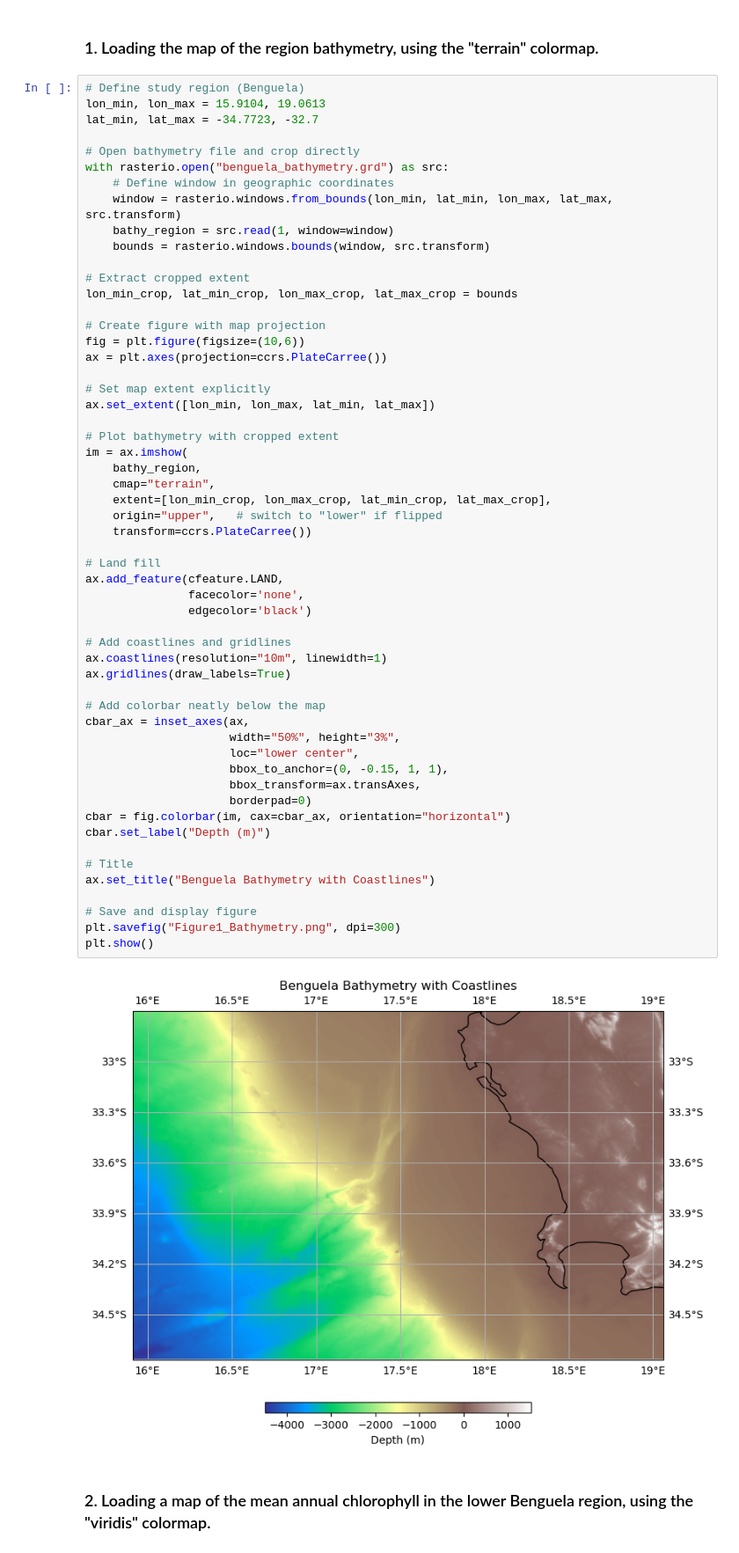
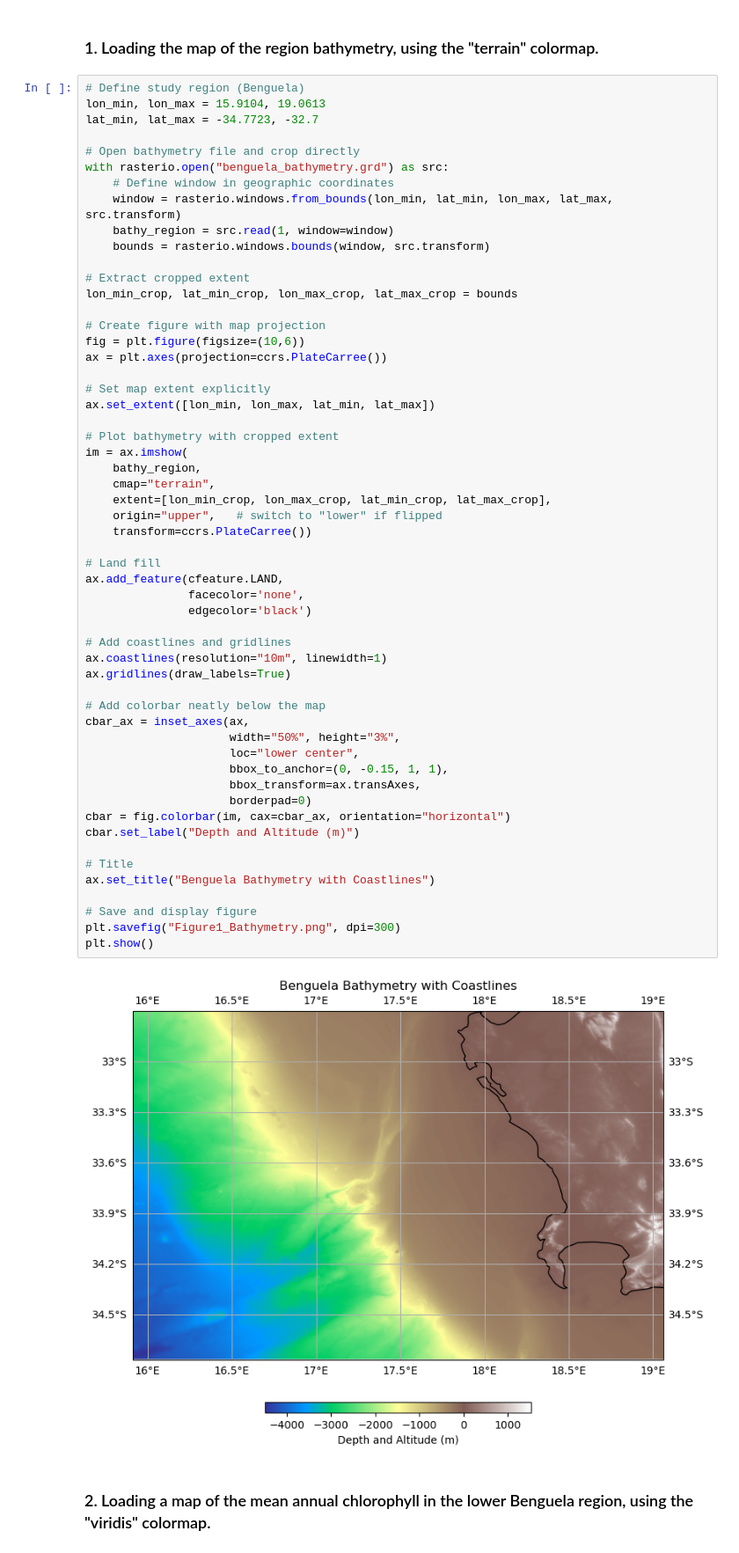
Before and after one commit to lithamkatshwa-droid/SAMOS2026-Core3CS-BenguelaPythoneers, a Jupyter notebook: Benguela_Pythoneers.ipynb, the cells around one changed output. Shown at 88% size. Cells and saved outputs as stored; diff of their text form.

```diff
--- a/Benguela_Pythoneers.ipynb
+++ b/Benguela_Pythoneers.ipynb
@@ -62,35 +64,35 @@ im = ax.imshow(
     cmap="terrain",
     extent=[lon_min_crop, lon_max_crop, lat_min_crop, lat_max_crop],
     origin="upper",   # switch to "lower" if flipped
     transform=ccrs.PlateCarree())
 
 # Land fill
 ax.add_feature(cfeature.LAND,
                facecolor='none',
                edgecolor='black')
 
 # Add coastlines and gridlines
 ax.coastlines(resolution="10m", linewidth=1)
 ax.gridlines(draw_labels=True)
 
 # Add colorbar neatly below the map
 cbar_ax = inset_axes(ax,
                      width="50%", height="3%",
                      loc="lower center",
                      bbox_to_anchor=(0, -0.15, 1, 1),
                      bbox_transform=ax.transAxes,
                      borderpad=0)
 cbar = fig.colorbar(im, cax=cbar_ax, orientation="horizontal")
-cbar.set_label("Depth (m)")
+cbar.set_label("Depth and Altitude (m)")
 
 # Title
 ax.set_title("Benguela Bathymetry with Coastlines")
 
 # Save and display figure
 plt.savefig("Figure1_Bathymetry.png", dpi=300)
 plt.show()
 # %% [output]
-[figure, old version]
+[figure, new version]
 # %% [markdown]
 ### 2. Loading a map of the mean annual chlorophyll in the lower Benguela region, using the "viridis" colormap.
 # %%
```
Also changed, not shown: parts of 2 cells of this notebook.
